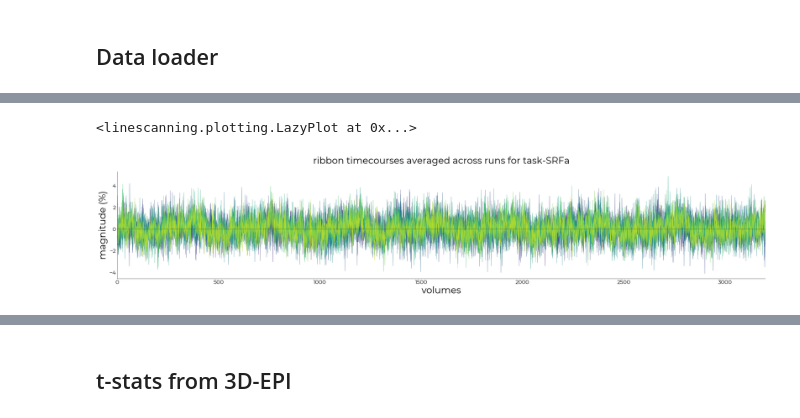
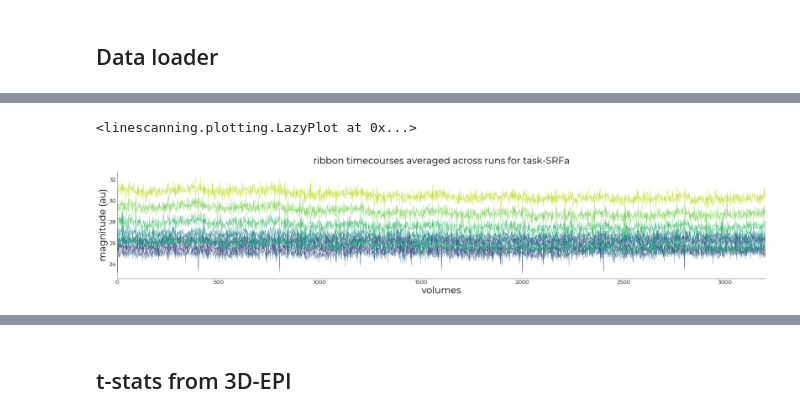
Before and after one commit to spinoza-centre/holeresponse, a Jupyter notebook: notebooks/srf_pilot.ipynb, the cells around one changed output, grey strips where cells are left out. Saved outputs shown, nothing was run; the diff lists cells and outputs as text; code cells hidden in the pictures.

```diff
--- a/notebooks/srf_pilot.ipynb
+++ b/notebooks/srf_pilot.ipynb
@@ -52,0 +49,3 @@ Fetching dataframe from attribute 'df_func_psc'
+# %%
+df_onsets = obj_.fetch_onsets()
+df_func = obj_.fetch_fmri(dtype="raw")
@@ -141,17 +144,17 @@ df_ribbon
 # %%
 %matplotlib inline
 # plot timecourses
 task1_data = utils.select_from_df(df_ribbon, expression="task = SRFa")
 
 plotting.LazyPlot(
     list(task1_data.T.to_numpy()),
     x_label="volumes",
-    y_label="magnitude (%)",
+    y_label="magnitude (au)",
     font_size=24,
-    add_hline=0,
+    # add_hline="mean",
     line_width=0.5,
     title=f"ribbon timecourses averaged across runs for task-SRFa"
 )
 # %% [output]
 <linescanning.plotting.LazyPlot at 0x...>
-[figure, old version]
+[figure, new version]
```
Also changed, not shown: parts of 24 cells of this notebook.
